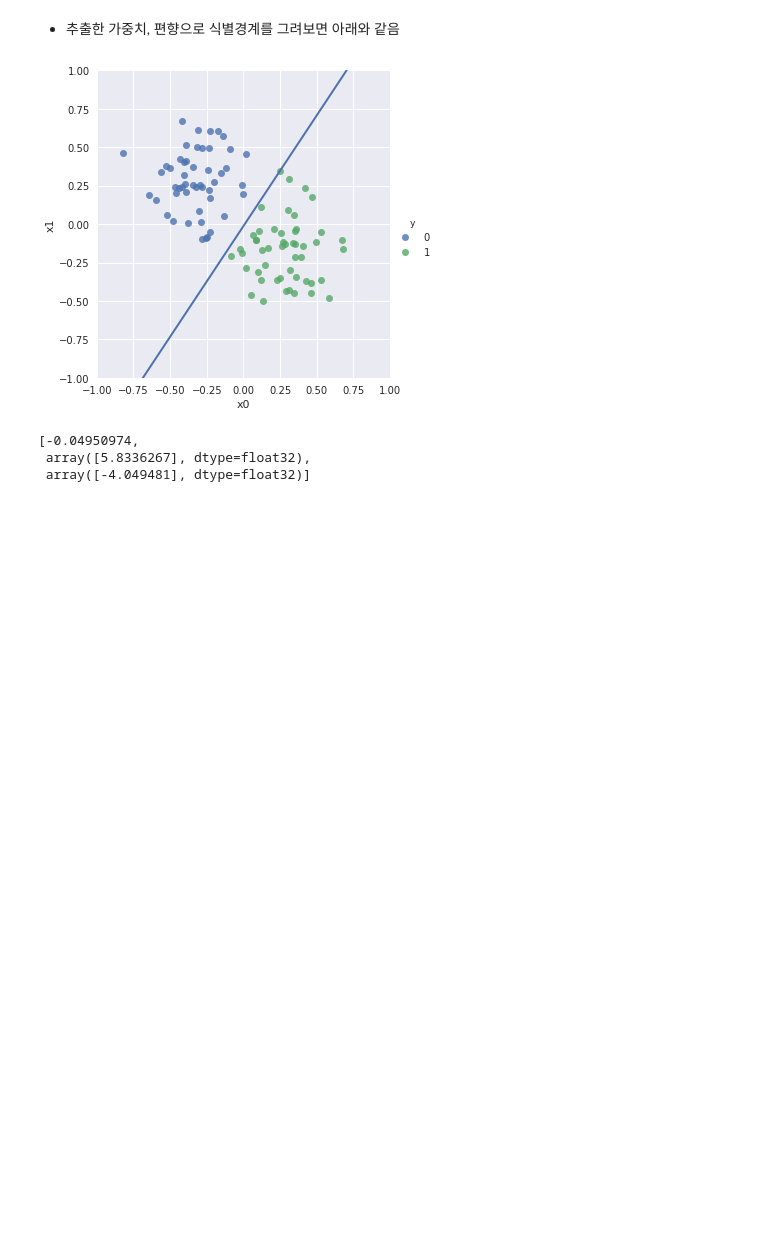
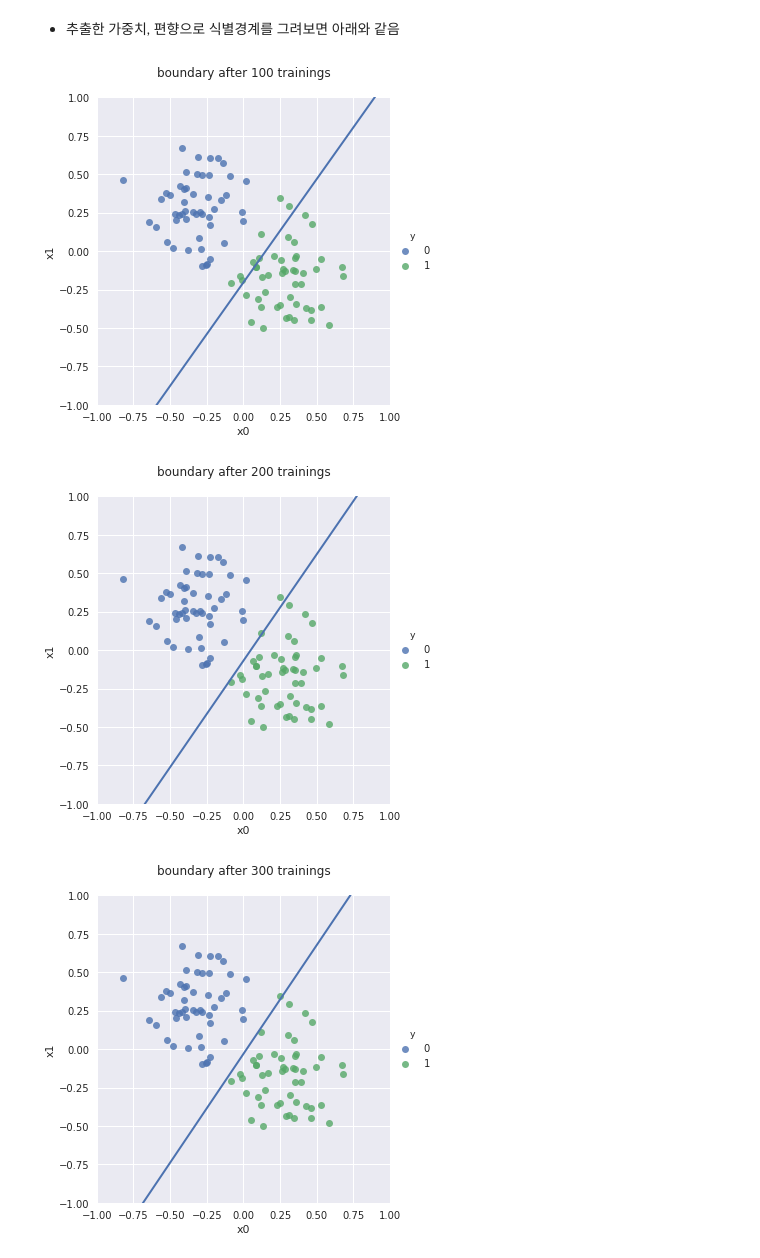
Before and after one commit to kookoowaa/ML_with_GCP, a Jupyter notebook: 07-6 TensorFlow.ipynb, the cells around one changed output. Saved outputs shown, nothing was run; the diff lists cells and outputs as text; code cells hidden in the pictures; blank space fills up the shorter version.

```diff
--- a/07-6 TensorFlow.ipynb
+++ b/07-6 TensorFlow.ipynb
@@ -186,18 +190,23 @@ def plot_scatter():
   sns.lmplot('x0', 'x1', hue = 'y', data = dataset, fit_reg= False)
   plt.ylim(-1, 1)
   plt.xlim(-1,1)
-# %%
-import seaborn as sns
-import matplotlib.pyplot as plt
-import numpy as np
-
-plot_scatter()
-plot_boundary([_b[0], _w[0][0], _w[1][0]])
-# %% [output]
-[figure, removed]
-# %%
-[_b[0], _w[0][0], _w[1][0]]
-# %% [output]
-[-0.04950974,
- array([5.8336267], dtype=float32),
- array([-4.049481], dtype=float32)]
+# %%
+# 연산 실행
+with tf.Session() as sess:
+  # 변수 초기화
+  sess.run(init_op)
+
+  # 학습 수행 (400번)
+  for i in range(1,401):
+    _, _l, _w, _b = sess.run([train_step, loss, w, b],
+                            feed_dict = {x: X_dataset, y: y_dataset})
+
+    # 100번에 한번 진행상황 출력
+    if i % 100 ==0:
+      plot_scatter()
+      plot_boundary([_b[0], _w[0][0], _w[1][0]])
+      plt.title('boundary after {} trainings\n'.format(i))
+# %% [output]
+[figure, added]
+[figure, added]
+[figure, added]
```
Also changed, not shown: parts of 2 cells of this notebook.
